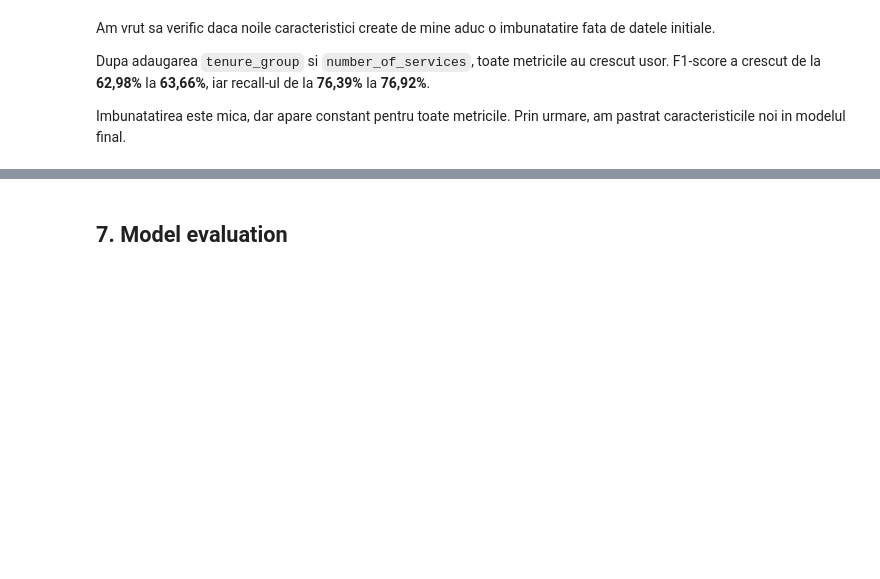
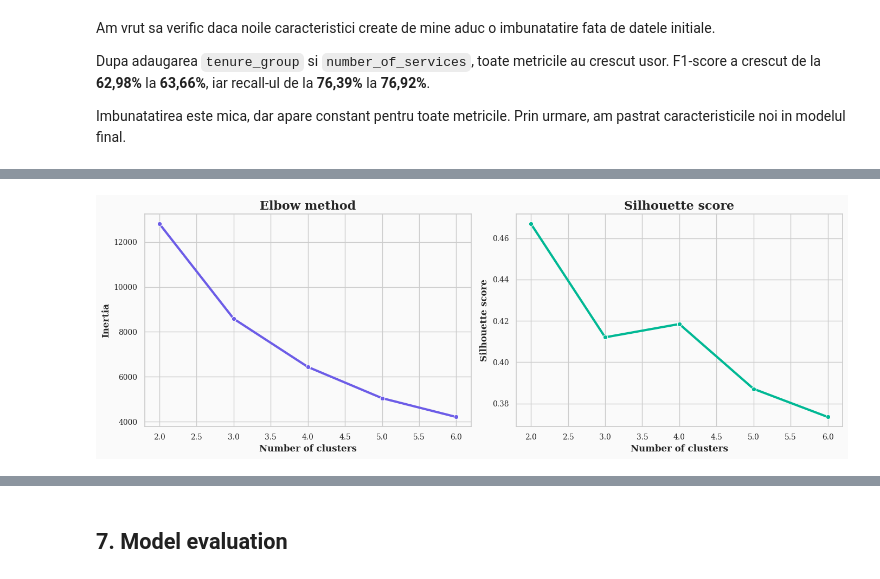
Before and after one commit to astrophillie/telco-churn-ml-comparison, a Jupyter notebook: project01_ML_training_comparison.ipynb, the cells around one changed output, grey strips where cells are left out. Saved outputs shown, nothing was run; the diff lists cells and outputs as text; code cells hidden in the pictures; blank space fills up the shorter version.

```diff
--- a/project01_ML_training_comparison.ipynb
+++ b/project01_ML_training_comparison.ipynb
@@ -1002,0 +1007,75 @@ Imbunatatirea este mica, dar apare constant pentru toate metricile. Prin urmare,
+# %%
+from sklearn.cluster import KMeans
+from sklearn.metrics import silhouette_score
+from sklearn.preprocessing import StandardScaler
+
+cluster_features = [
+    "tenure",
+    "MonthlyCharges",
+    "TotalCharges",
+    "number_of_services"
+]
+
+cluster_data = telco_clean_df[cluster_features].copy()
+
+cluster_scaler = StandardScaler()
+cluster_data_scaled = cluster_scaler.fit_transform(cluster_data)
+# %%
+cluster_scores = []
+
+for k in range(2, 7):
+    kmeans_candidate = KMeans(
+        n_clusters=k,
+        random_state=42,
+        n_init=10
+    )
+
+    candidate_labels = kmeans_candidate.fit_predict(
+        cluster_data_scaled
+    )
+
+    cluster_scores.append({
+        "number_of_clusters": k,
+        "inertia": kmeans_candidate.inertia_,
+        "silhouette_score": silhouette_score(
+            cluster_data_scaled,
+            candidate_labels
+        )
+    })
+
+cluster_scores_df = pd.DataFrame(cluster_scores)
+display(cluster_scores_df.round(4))
+
+fig, axes = plt.subplots(1, 2, figsize=(14, 5))
+
+sns.lineplot(
+    data=cluster_scores_df,
+    x="number_of_clusters",
+    y="inertia",
+    marker="o",
+    linewidth=3,
+    color="#6C5CE7",
+    ax=axes[0]
+)
+
+axes[0].set_title("Elbow method")
+axes[0].set_xlabel("Number of clusters")
+axes[0].set_ylabel("Inertia")
+
+sns.lineplot(
+    data=cluster_scores_df,
+    x="number_of_clusters",
+    y="silhouette_score",
+    marker="o",
+    linewidth=3,
+    color="#00B894",
+    ax=axes[1]
+)
+
+axes[1].set_title("Silhouette score")
+axes[1].set_xlabel("Number of clusters")
+axes[1].set_ylabel("Silhouette score")
+
+plt.tight_layout()
+plt.show()
+# %% [output]
@@ -1002,0 +1088 @@ Imbunatatirea este mica, dar apare constant pentru toate metricile. Prin urmare,
+[figure, added]
```
Also changed, not shown: parts of 7 cells of this notebook.
